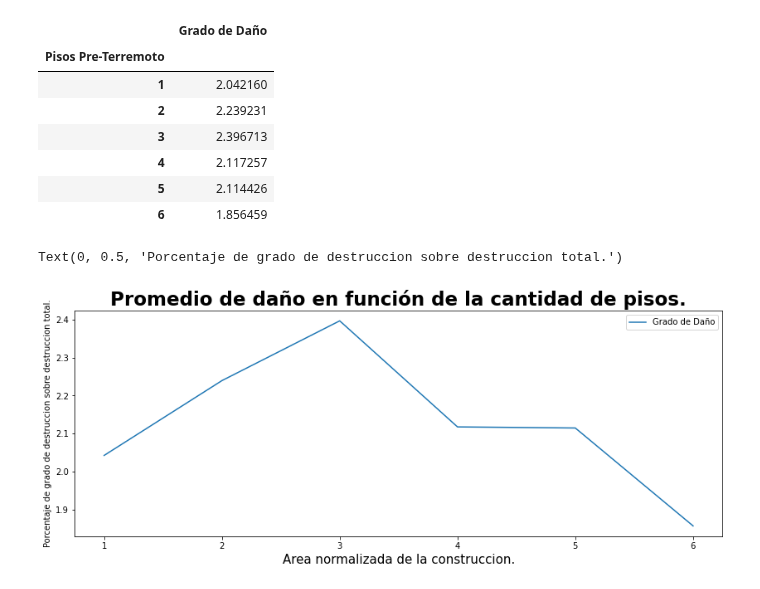
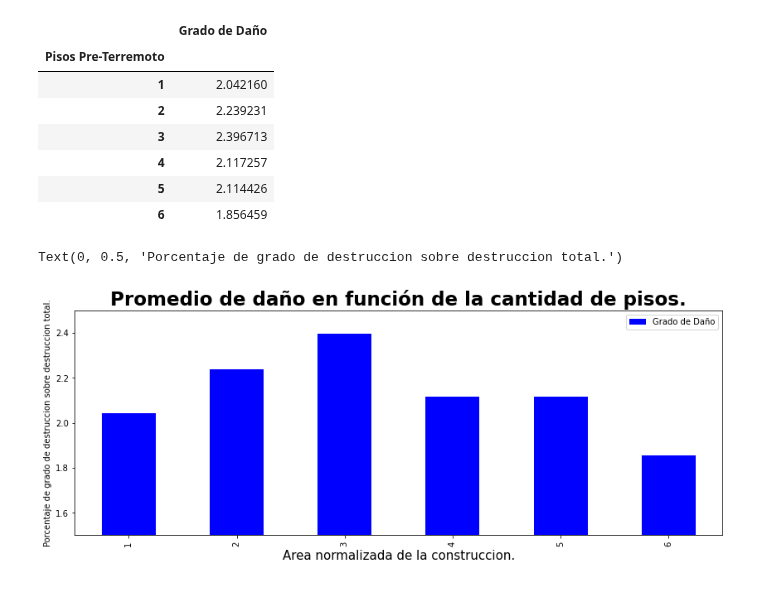
Before and after one commit to joaquinfontela/OrganizacionDeDatos-TP1, a Jupyter notebook: src/Floors.ipynb, the cells around one changed output. Saved outputs shown, nothing was run; the diff lists cells and outputs as text; code cells hidden in the pictures.

```diff
--- a/src/Floors.ipynb
+++ b/src/Floors.ipynb
@@ -91,12 +91,13 @@ floor_dmg
 | 5 | 2.114426 |
 | 6 | 1.856459 |
 # %%
-floor_dmg.plot(figsize=(14, 5), title="Promedio de daño en función de la cantidad de pisos.")
+floor_dmg.plot(figsize=(14, 5), title="Promedio de daño en función de la cantidad de pisos.", kind='bar',\
+     ylim=(1.5, 2.5), color="blue")
 plt.title("Promedio de daño en función de la cantidad de pisos.",\
           fontsize =23, fontweight = 'bold')
 
 plt.xlabel("Area normalizada de la construccion.", fontsize=15)
 plt.ylabel("Porcentaje de grado de destruccion sobre destruccion total.", fontsize=10)
 # %% [output]
 Text(0, 0.5, 'Porcentaje de grado de destruccion sobre destruccion total.')
-[figure, old version]
+[figure, new version]
```
Also changed, not shown: 4 other files.
